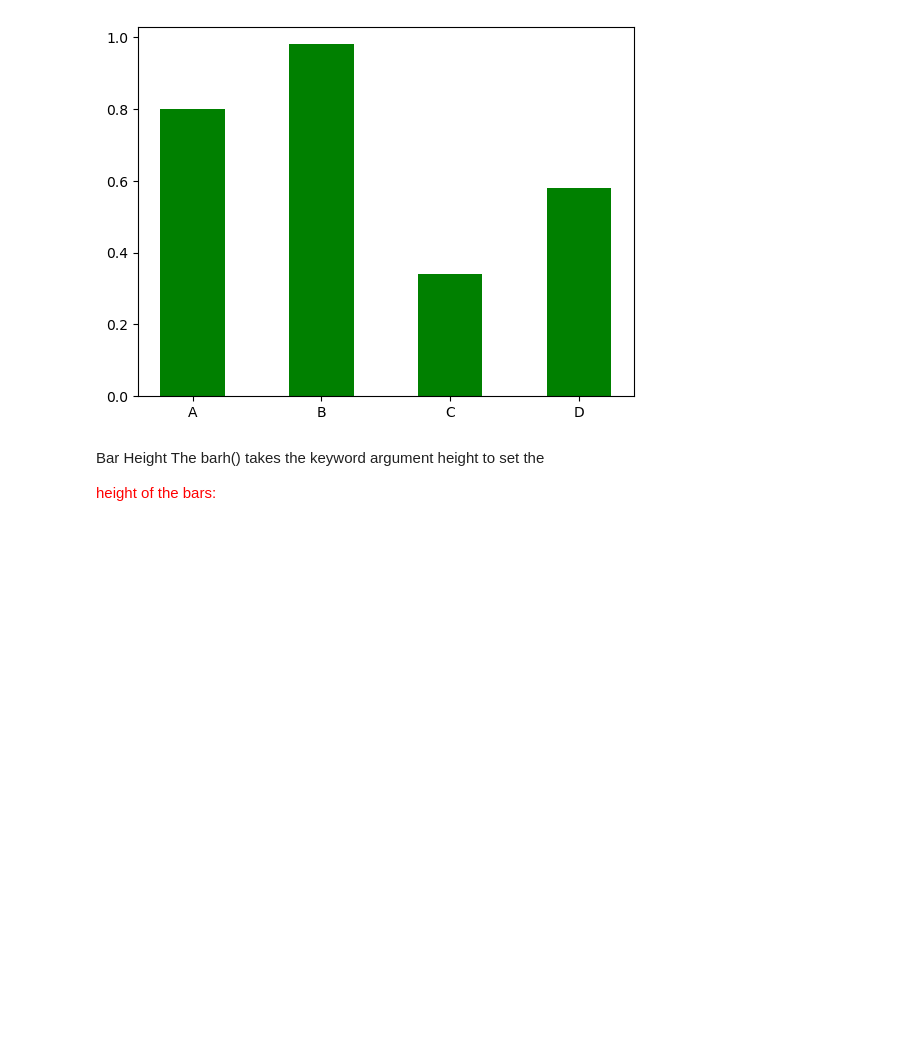
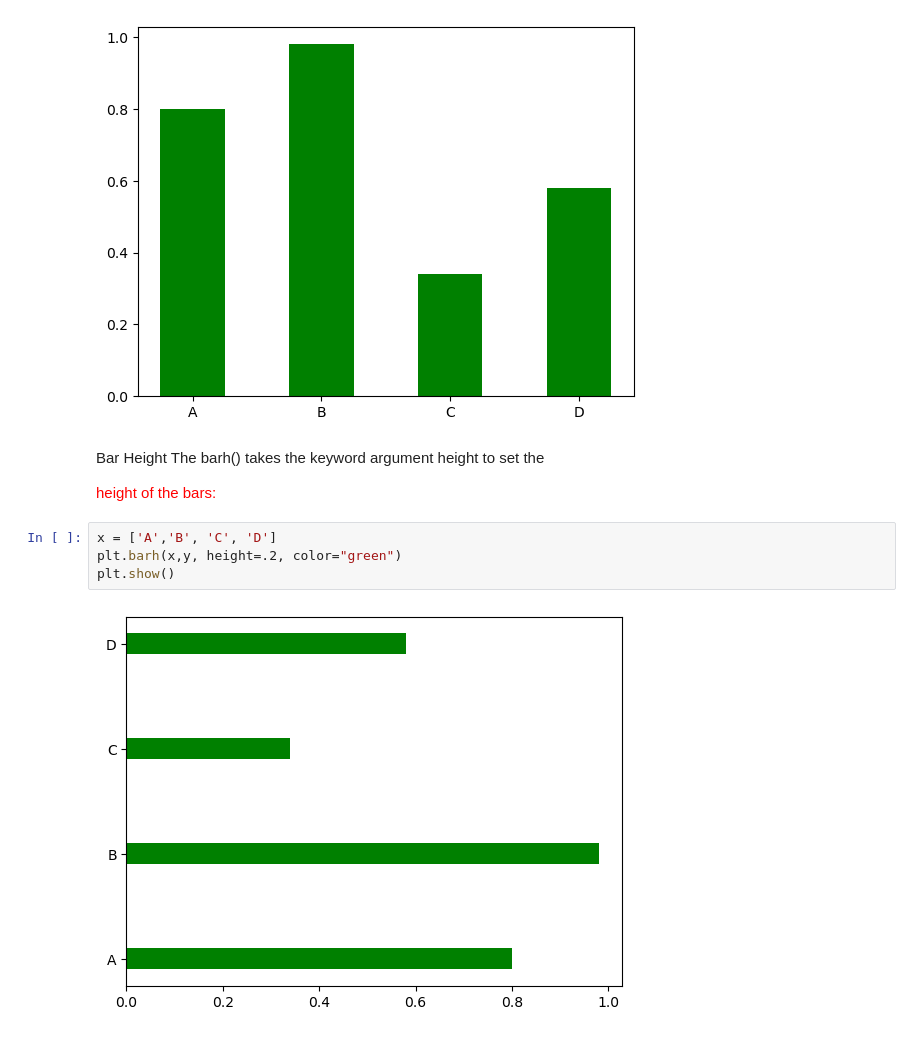
Before and after one commit to ThomasOindi/Learnings, a Jupyter notebook: matplot_library.ipynb, the cells around one changed output. Cells and saved outputs as stored; diff of their text form; blank space fills up the shorter version.

```diff
--- a/matplot_library.ipynb
+++ b/matplot_library.ipynb
@@ -497,3 +497,9 @@ plt.show()
 # %% [markdown]
 Bar Height
 The barh() takes the keyword argument height to set the <div style= "color:red;">height of the bars:</div>
+# %%
+x = ['A','B', 'C', 'D']
+plt.barh(x,y, height=.2, color="green")
+plt.show()
+# %% [output]
+[figure, added]
```
Also changed, not shown: parts of 3 cells of this notebook.
